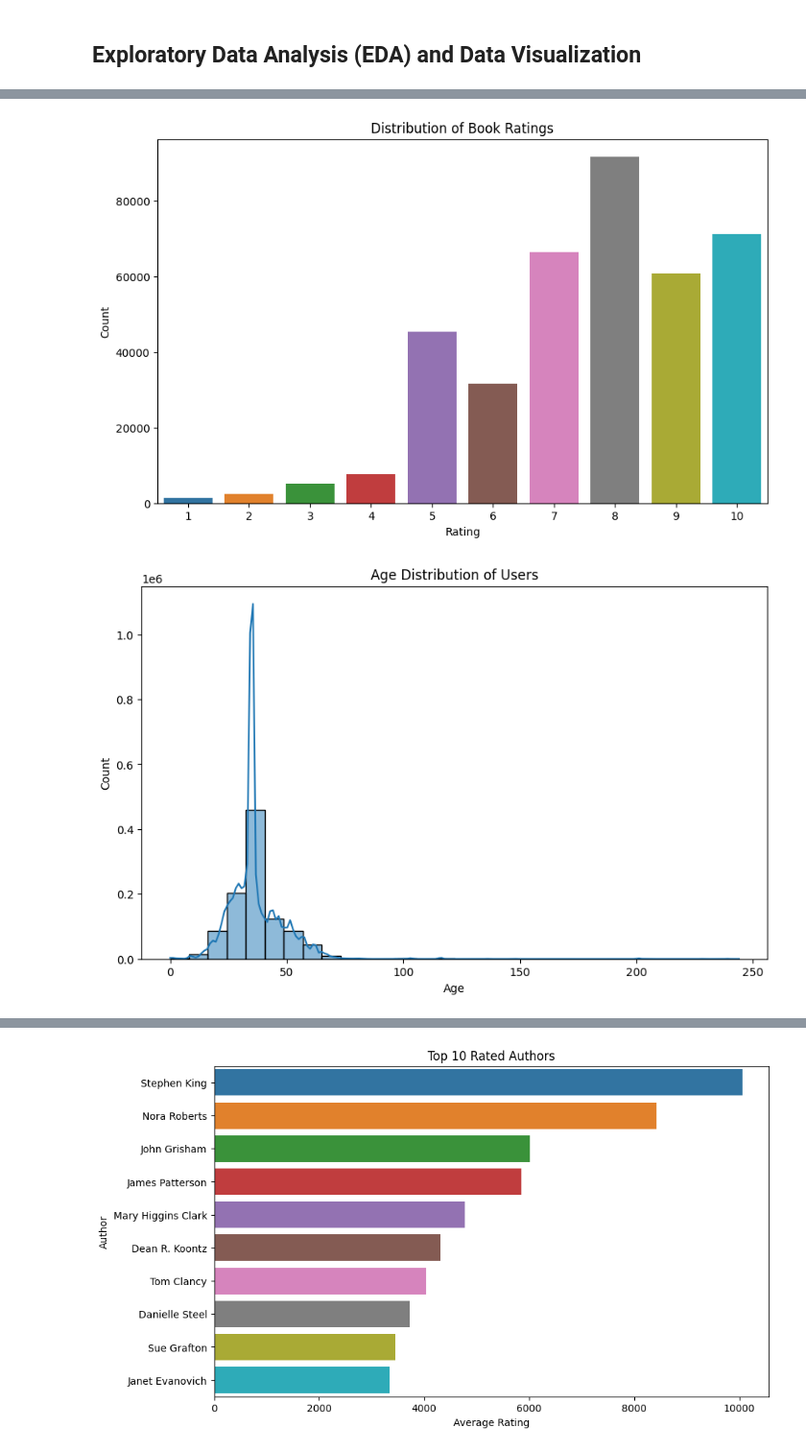
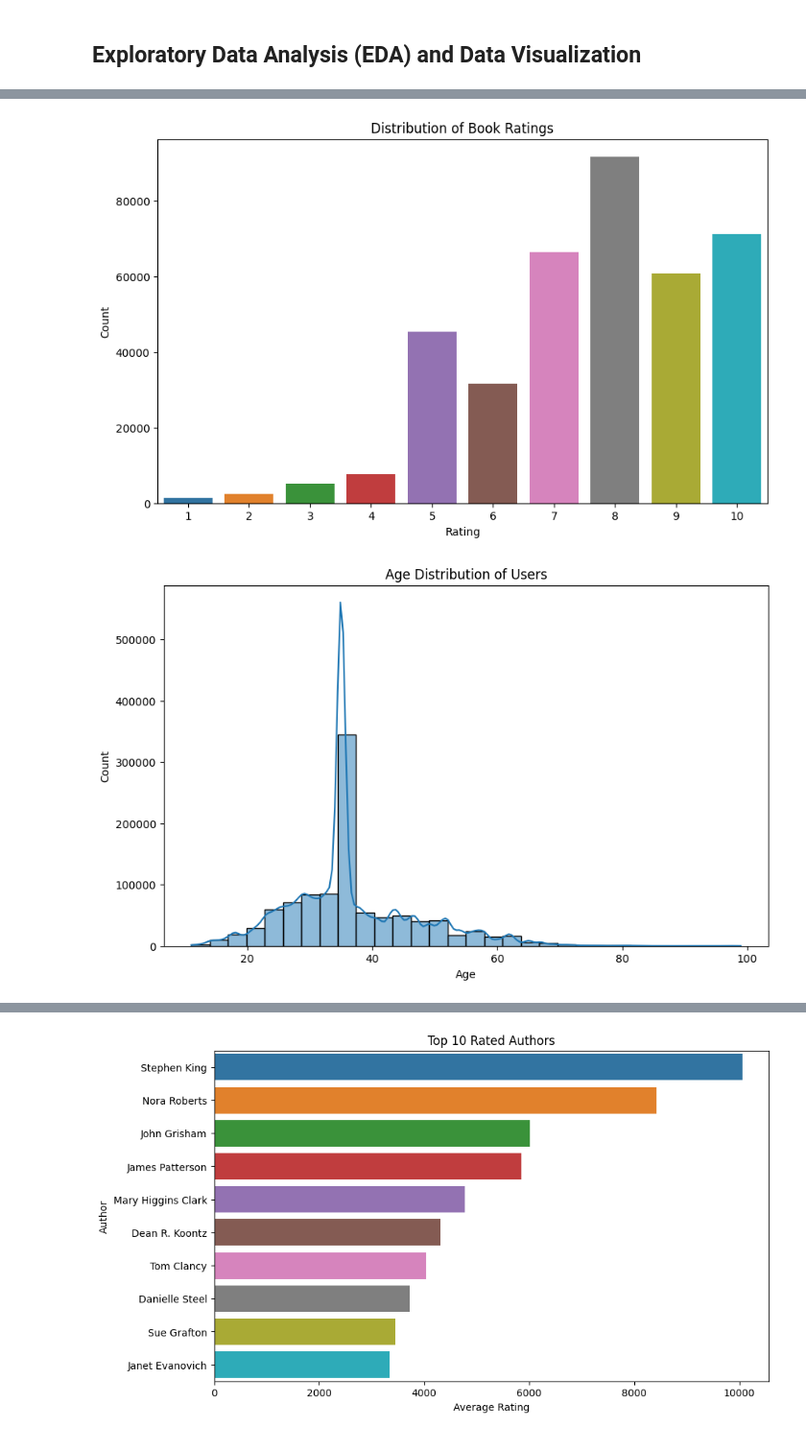
Before and after one commit to pvanand07/Book-Recommendation-System, a Jupyter notebook: Book_Recommendation_System.ipynb, the cells around one changed output, grey strips where cells are left out. Shown: that part at 96% size. Saved outputs shown, nothing was run; the diff lists cells and outputs as text; code cells hidden in the pictures.

```diff
--- a/Book_Recommendation_System.ipynb
+++ b/Book_Recommendation_System.ipynb
@@ -238,28 +202,28 @@ display(combined_data)
 # %%
 
 # Distribution of book ratings
 plt.figure(figsize=(10, 6))
 sns.countplot(x='Book-Rating', data=data[data['Book-Rating'] != 0])
 plt.title('Distribution of Book Ratings')
 plt.xlabel('Rating')
 plt.ylabel('Count')
 plt.show()
 
 # Age distribution of users
 plt.figure(figsize=(10, 6))
-sns.histplot(data['Age'], bins=30, kde=True)
+sns.histplot(data['Age'][(data['Age']>10) & (data['Age']<100)], bins=30, kde=True)
 plt.title('Age Distribution of Users')
 plt.xlabel('Age')
 plt.ylabel('Count')
 plt.show()
 
 # Distribution of Year of publication
 plt.figure(figsize=(10, 6))
-sns.histplot(data['Year-Of-Publication'], bins=100, kde=True)
+sns.histplot(data['Year-Of-Publication'][data['Year-Of-Publication']>0], bins=100, kde=True)
 plt.title('Year-Of-Publication of Books')
 plt.xlabel('Year')
 plt.ylabel('Count')
 plt.show()
 # %% [output]
 [figure]
-[figure, old version]
+[figure, new version]
```
Also changed, not shown: parts of 23 cells of this notebook.
